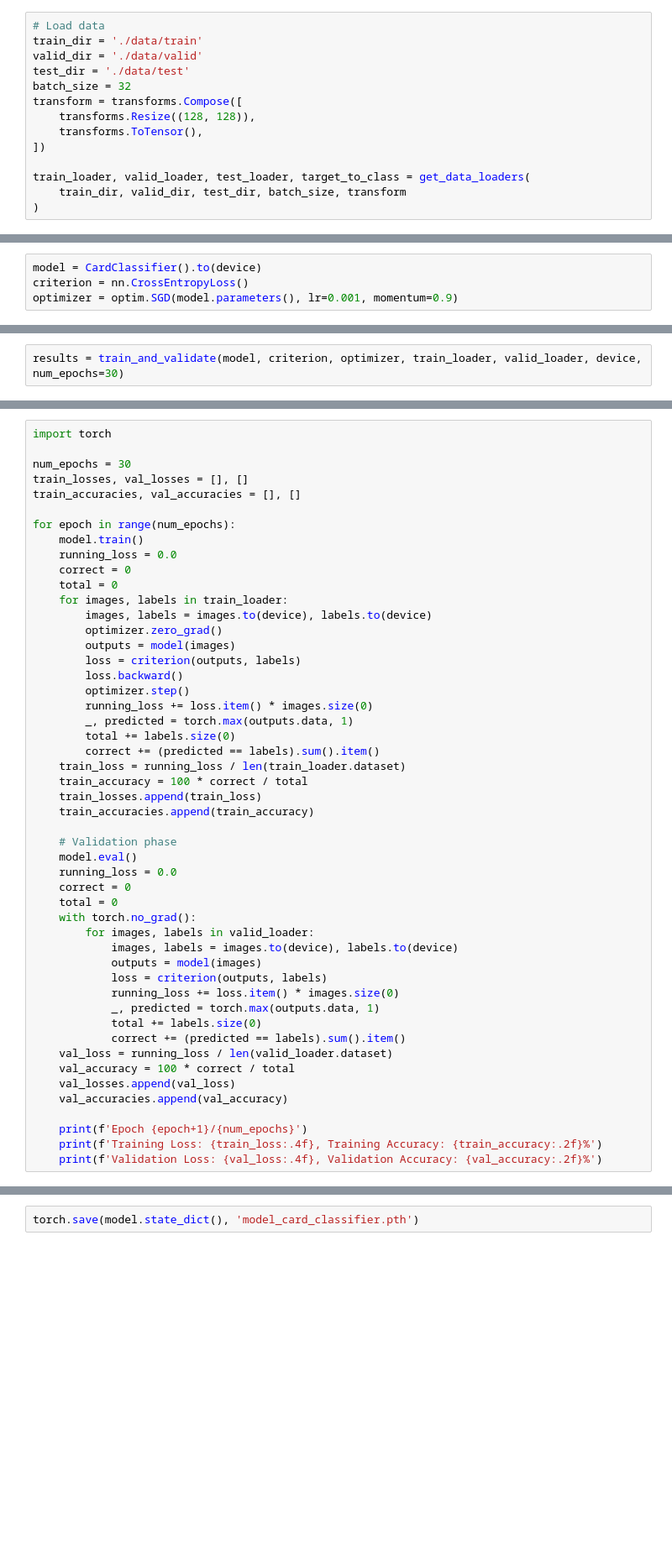
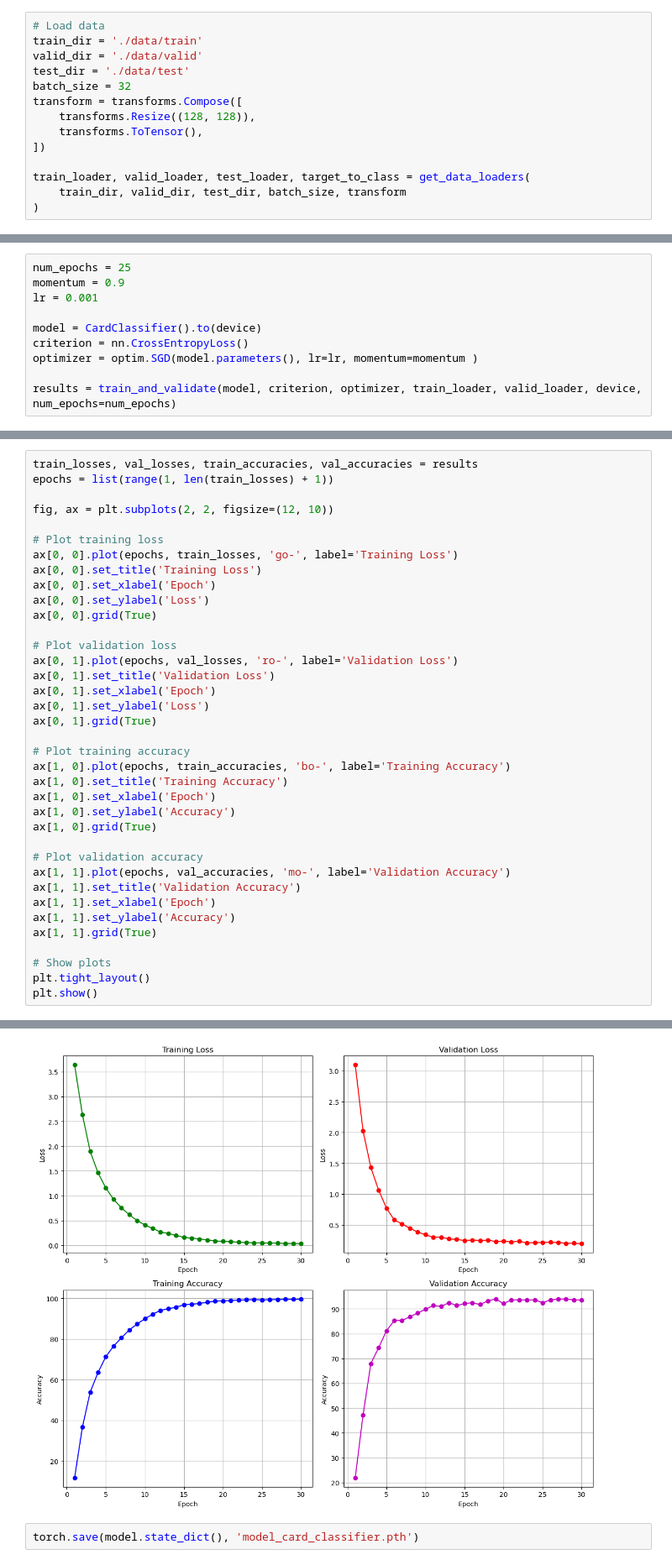
Before and after one commit to dtiourine/playing-card-classifier, a Jupyter notebook: notebooks/model_building.ipynb, the cells around one changed output, grey strips where cells are left out. Shown at 84% size. Saved outputs shown, nothing was run; the diff lists cells and outputs as text; blank space fills up the shorter version.

Commit message:
Reworks model-building notebook

```diff
--- a/notebooks/model_building.ipynb
+++ b/notebooks/model_building.ipynb
@@ -49,4 +30,10 @@ class CardClassifier(nn.Module):
 # %%
+num_epochs = 25
+momentum = 0.9
+lr = 0.001
+
 model = CardClassifier().to(device)
 criterion = nn.CrossEntropyLoss()
-optimizer = optim.SGD(model.parameters(), lr=0.001, momentum=0.9)
+optimizer = optim.SGD(model.parameters(), lr=lr, momentum=momentum )
+
+results = train_and_validate(model, criterion, optimizer, train_loader, valid_loader, device, num_epochs=num_epochs)
@@ -53,2 +57,0 @@ optimizer = optim.SGD(model.parameters(), lr=0.001, momentum=0.9)
-# %%
-results = train_and_validate(model, criterion, optimizer, train_loader, valid_loader, device, num_epochs=30)
@@ -60,51 +58,38 @@ KeyboardInterrupt:
 # %%
-import torch
+train_losses, val_losses, train_accuracies, val_accuracies = results
+epochs = list(range(1, len(train_losses) + 1))
 
-num_epochs = 30
-train_losses, val_losses = [], []
-train_accuracies, val_accuracies = [], []
+fig, ax = plt.subplots(2, 2, figsize=(12, 10))
 
-for epoch in range(num_epochs):
-    model.train()
-    running_loss = 0.0
-    correct = 0
-    total = 0
-    for images, labels in train_loader:
-        images, labels = images.to(device), labels.to(device)
-        optimizer.zero_grad()
-        outputs = model(images)
-        loss = criterion(outputs, labels)
-        loss.backward()
-        optimizer.step()
-        running_loss += loss.item() * images.size(0)
-        _, predicted = torch.max(outputs.data, 1)
-        total += labels.size(0)
-        correct += (predicted == labels).sum().item()
-    train_loss = running_loss / len(train_loader.dataset)
-    train_accuracy = 100 * correct / total
-    train_losses.append(train_loss)
-    train_accuracies.append(train_accuracy)
+# Plot training loss
+ax[0, 0].plot(epochs, train_losses, 'go-', label='Training Loss')
+ax[0, 0].set_title('Training Loss')
+ax[0, 0].set_xlabel('Epoch')
+ax[0, 0].set_ylabel('Loss')
+ax[0, 0].grid(True)
 
-    # Validation phase
-    model.eval()
-    running_loss = 0.0
-    correct = 0
-    total = 0
-    with torch.no_grad():
-        for images, labels in valid_loader:
-            images, labels = images.to(device), labels.to(device)
-            outputs = model(images)
-            loss = criterion(outputs, labels)
-            running_loss += loss.item() * images.size(0)
-            _, predicted = torch.max(outputs.data, 1)
-            total += labels.size(0)
-            correct += (predicted == labels).sum().item()
-    val_loss = running_loss / len(valid_loader.dataset)
-    val_accuracy = 100 * correct / total
-    val_losses.append(val_loss)
-    val_accuracies.append(val_accuracy)
+# Plot validation loss
+ax[0, 1].plot(epochs, val_losses, 'ro-', label='Validation Loss')
+ax[0, 1].set_title('Validation Loss')
+ax[0, 1].set_xlabel('Epoch')
+ax[0, 1].set_ylabel('Loss')
+ax[0, 1].grid(True)
 
-    print(f'Epoch {epoch+1}/{num_epochs}')
-    print(f'Training Loss: {train_loss:.4f}, Training Accuracy: {train_accuracy:.2f}%')
-    print(f'Validation Loss: {val_loss:.4f}, Validation Accuracy: {val_accuracy:.2f}%')
+# Plot training accuracy
+ax[1, 0].plot(epochs, train_accuracies, 'bo-', label='Training Accuracy')
+ax[1, 0].set_title('Training Accuracy')
+ax[1, 0].set_xlabel('Epoch')
+ax[1, 0].set_ylabel('Accuracy')
+ax[1, 0].grid(True)
+
+# Plot validation accuracy
+ax[1, 1].plot(epochs, val_accuracies, 'mo-', label='Validation Accuracy')
+ax[1, 1].set_title('Validation Accuracy')
+ax[1, 1].set_xlabel('Epoch')
+ax[1, 1].set_ylabel('Accuracy')
+ax[1, 1].grid(True)
+
+# Show plots
+plt.tight_layout()
+plt.show()
 # %% [output]
@@ -128,2 +96,3 @@ Validation Loss: 0.1541, Validation Accuracy: 95.47%
+[figure, added]
 # %%
 torch.save(model.state_dict(), 'model_card_classifier.pth')
```
Also changed, not shown: parts of 5 cells of this notebook, 2 other files.
